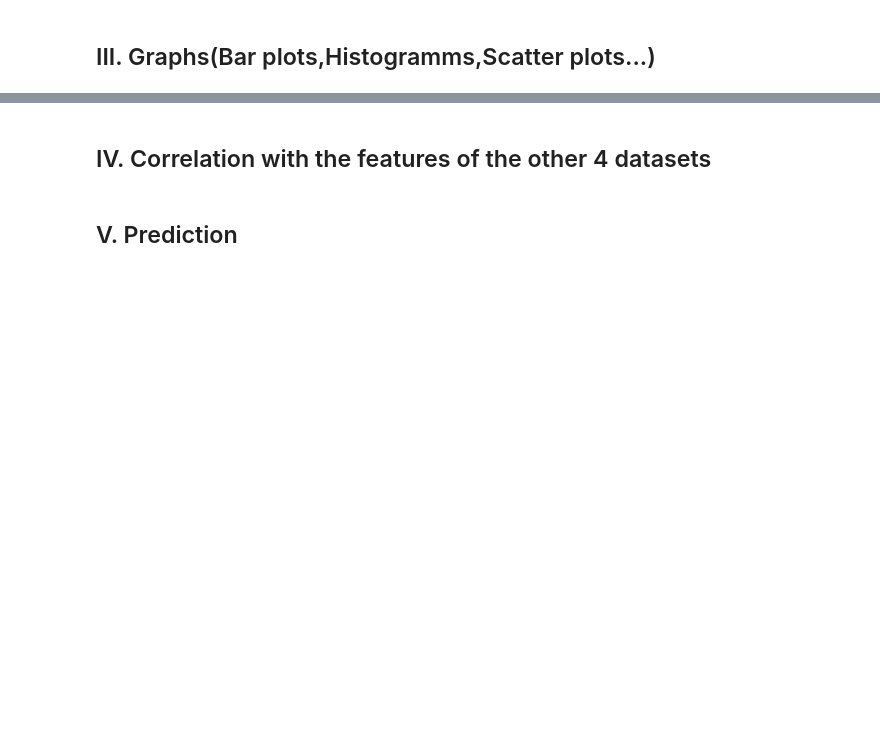
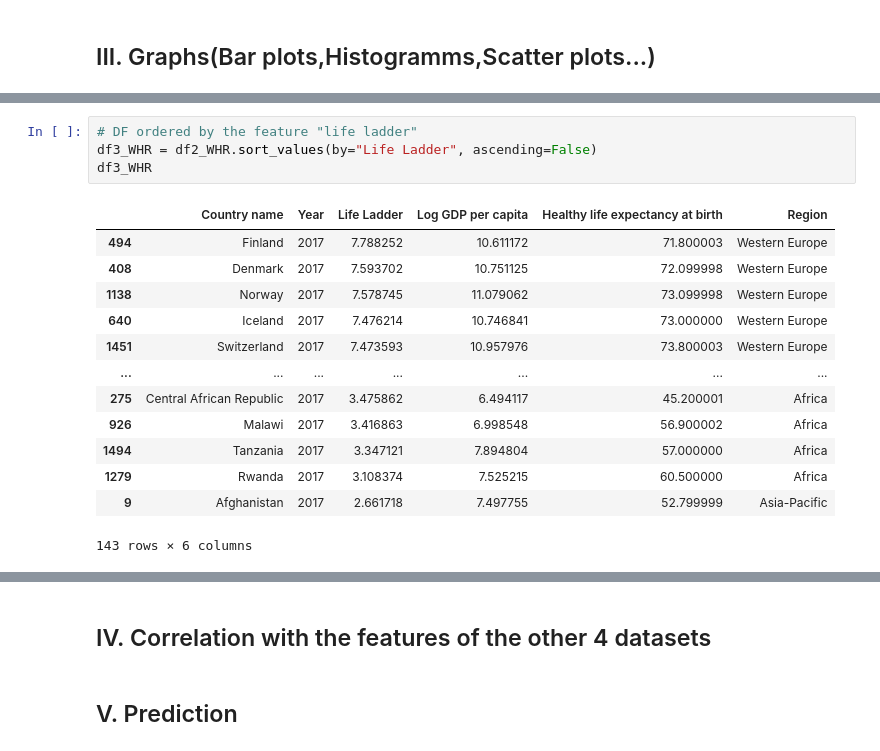
Before and after one commit to hackan98/DMML2019_Team_Nestle, a Jupyter notebook: code/HappinessProjectNestle.ipynb, the cells around one changed output, grey strips where cells are left out. Drawn from its saved outputs; the diff is of its cells as text; blank space fills up the shorter version.

```diff
--- a/code/HappinessProjectNestle.ipynb
+++ b/code/HappinessProjectNestle.ipynb
@@ -803,0 +829,18 @@ df_WHR
+# %%
+# DF ordered by the feature "life ladder"
+df3_WHR = df2_WHR.sort_values(by="Life Ladder", ascending=False)
+df3_WHR
+# %% [output]
+|  | Country name | Year | Life Ladder | Log GDP per capita | Healthy life expectancy at birth | Region |
+| 494 | Finland | 2017 | 7.788252 | 10.611172 | 71.800003 | Western Europe |
+| 408 | Denmark | 2017 | 7.593702 | 10.751125 | 72.099998 | Western Europe |
+| 1138 | Norway | 2017 | 7.578745 | 11.079062 | 73.099998 | Western Europe |
+| 640 | Iceland | 2017 | 7.476214 | 10.746841 | 73.000000 | Western Europe |
+| 1451 | Switzerland | 2017 | 7.473593 | 10.957976 | 73.800003 | Western Europe |
+| ... | ... | ... | ... | ... | ... | ... |
+| 275 | Central African Republic | 2017 | 3.475862 | 6.494117 | 45.200001 | Africa |
+| 926 | Malawi | 2017 | 3.416863 | 6.998548 | 56.900002 | Africa |
+| 1494 | Tanzania | 2017 | 3.347121 | 7.894804 | 57.000000 | Africa |
+| 1279 | Rwanda | 2017 | 3.108374 | 7.525215 | 60.500000 | Africa |
+| 9 | Afghanistan | 2017 | 2.661718 | 7.497755 | 52.799999 | Asia-Pacific |
+143 rows × 6 columns
```
Also changed, not shown: parts of 8 cells of this notebook.
